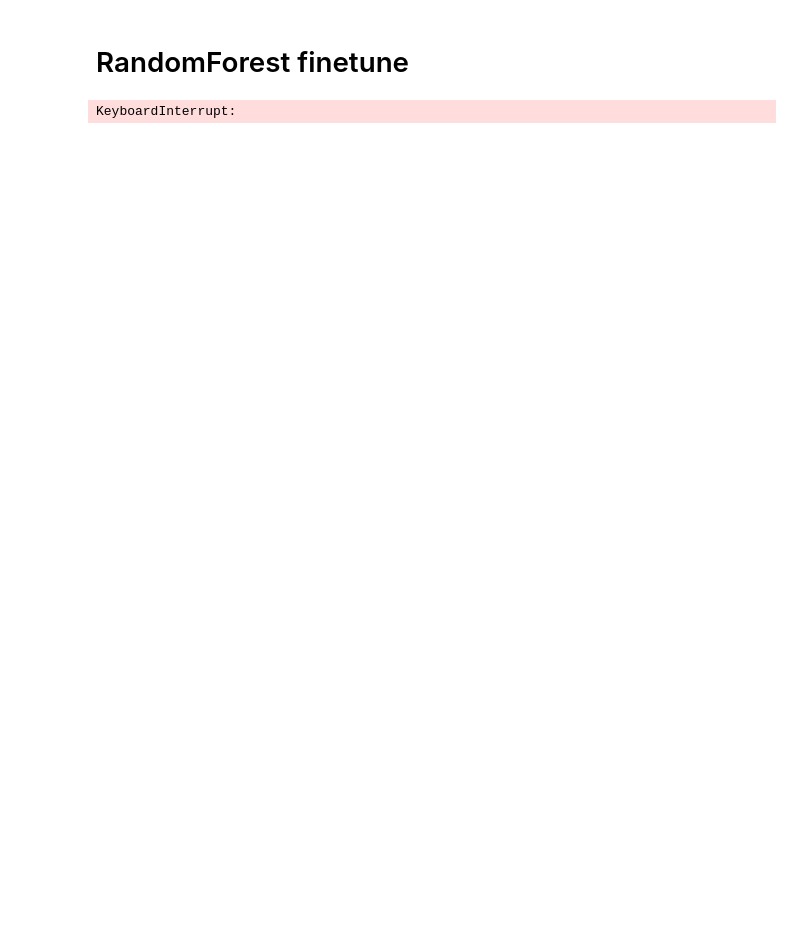
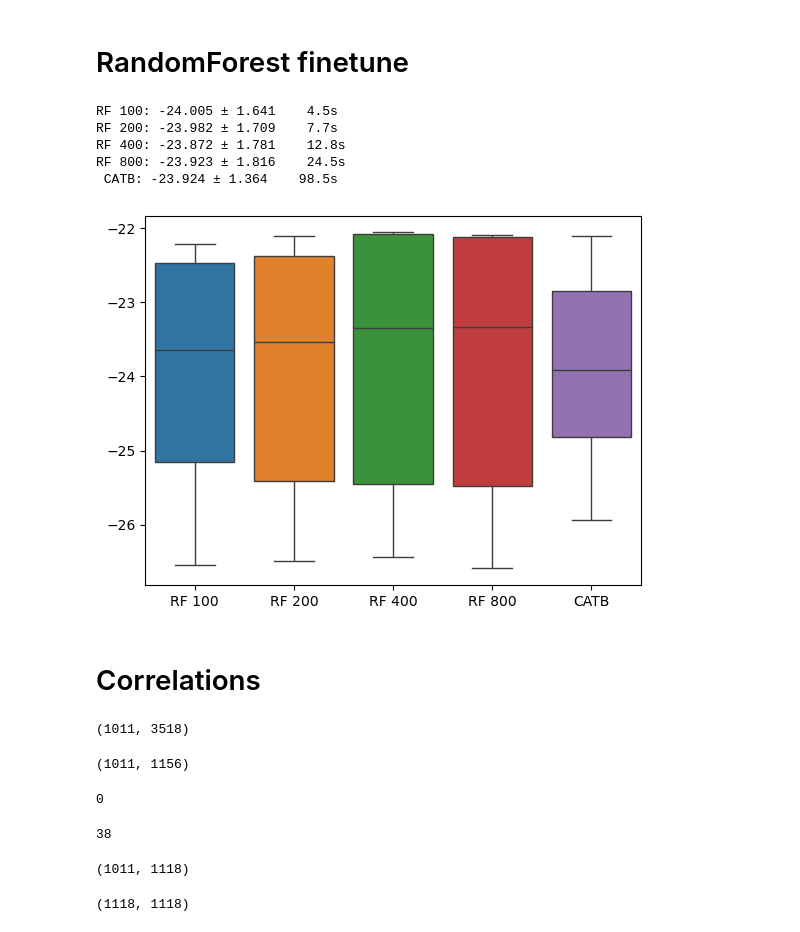
Before and after one commit to alkorolyov/tox24, a Jupyter notebook: notebooks/07_base_model_rd_fingerprints.ipynb, the cells around one changed output. Cells and saved outputs as stored; diff of their text form; code cells hidden in the pictures; blank space fills up the shorter version.

```diff
--- a/notebooks/07_base_model_rd_fingerprints.ipynb
+++ b/notebooks/07_base_model_rd_fingerprints.ipynb
@@ -254,0 +277,5 @@ Lasso: -27.472 ± 0.908    1.9s
+# %%
+X_train = train[fps_cols + md_cols + features]
+X_train_scale = scaler.fit_transform(X_train.values)
+
+results = evaluate(X_train_scale)
@@ -254,0 +291,5 @@ Lasso: -27.472 ± 0.908    1.9s
+# %%
+X_train = train[fps_cols + features]
+X_train_scale = scaler.fit_transform(X_train.values)
+
+results = evaluate(X_train_scale)
@@ -255,20 +305,9 @@ Lasso: -27.472 ± 0.908    1.9s
 # %% [markdown]
 # Features only
 # %%
+from sklearn.preprocessing import StandardScaler
+
 X_train = train[features]
-X_train_scale = scaler.fit_transform(X_train.values)
+X_train_scale = ss.fit_transform(X_train.values)
 
-results = {}
-
-for name in models.keys():
-    tic = time.time()
-
-    model = models[name]
-    kfold = KFold(n_splits=5, shuffle=True, random_state=RANDOM_SEED)
-    results[name] = cross_val_score(model, X_train_scale, y_train, cv=kfold, scoring=rmse)
-
-    toc = time.time()
-    print("%5s: %3.3f ± %3.3f    %.1fs" % (name, results[name].mean(), results[name].std(), toc - tic))
-
-results = pd.DataFrame(results)
-sns.boxplot(results);
+results = evaluate(X_train_scale)
@@ -278,24 +342,57 @@ sns.boxplot(results);
 models['RF 100'] = RandomForestRegressor(n_estimators=100, random_state=RANDOM_SEED, n_jobs=N_JOBS)
 models['RF 200'] = RandomForestRegressor(n_estimators=200, random_state=RANDOM_SEED, n_jobs=N_JOBS)
 models['RF 400'] = RandomForestRegressor(n_estimators=400, random_state=RANDOM_SEED, n_jobs=N_JOBS)
-models['RF 800'] = RandomForestRegressor(n_estimators=400, random_state=RANDOM_SEED, n_jobs=N_JOBS)
+models['RF 800'] = RandomForestRegressor(n_estimators=800, random_state=RANDOM_SEED, n_jobs=N_JOBS)
 # %%
-X_train = df.query('dataset == "train"')[fps_cols + features]
+X_train = train[fps_cols + features]
 X_train_scale = scaler.fit_transform(X_train.values)
 
 results = {}
 
 for name in ['RF 100', 'RF 200', 'RF 400', 'RF 800', 'CATB']:
     tic = time.time()
 
     model = models[name]
     kfold = KFold(n_splits=5, shuffle=True, random_state=RANDOM_SEED)
     results[name] = cross_val_score(model, X_train_scale, y_train, cv=kfold, scoring=rmse)
 
     toc = time.time()
     print("%5s: %3.3f ± %3.3f    %.1fs" % (name, results[name].mean(), results[name].std(), toc - tic))
 
 results = pd.DataFrame(results)
 sns.boxplot(results);
 # %% [output]
-KeyboardInterrupt:
+RF 100: -24.005 ± 1.641    4.5s
+RF 200: -23.982 ± 1.709    7.7s
+RF 400: -23.872 ± 1.781    12.8s
+RF 800: -23.923 ± 1.816    24.5s
+ CATB: -23.924 ± 1.364    98.5s
+[figure, added]
+# %% [markdown]
+# Correlations
+# %%
+train.shape
+# %% [output]
+(1011, 3518)
+# %%
+full_feats = train[rd_cols + md_cols + features]
+
+feats_target = pd.concat([full_feats, y_train], axis=1)
+feats_target.shape
+# %% [output]
+(1011, 1156)
+# %%
+full_feats.isna().sum().sum()
+# %% [output]
+0
+# %%
+cols_to_drop = [col for col in feats_target.columns if feats_target[col].nunique() == 1]
+
+print(len(cols_to_drop))
+
+# Drop those columns
+feats_target.drop(columns=cols_to_drop, inplace=True)
+feats_target.shape
+# %% [output]
+38
+(1011, 1118)
@@ -301,0 +401,4 @@ KeyboardInterrupt:
+# %%
+corr.shape
+# %% [output]
+(1118, 1118)
```
Also changed, not shown: parts of 28 cells of this notebook, 31 other files.
